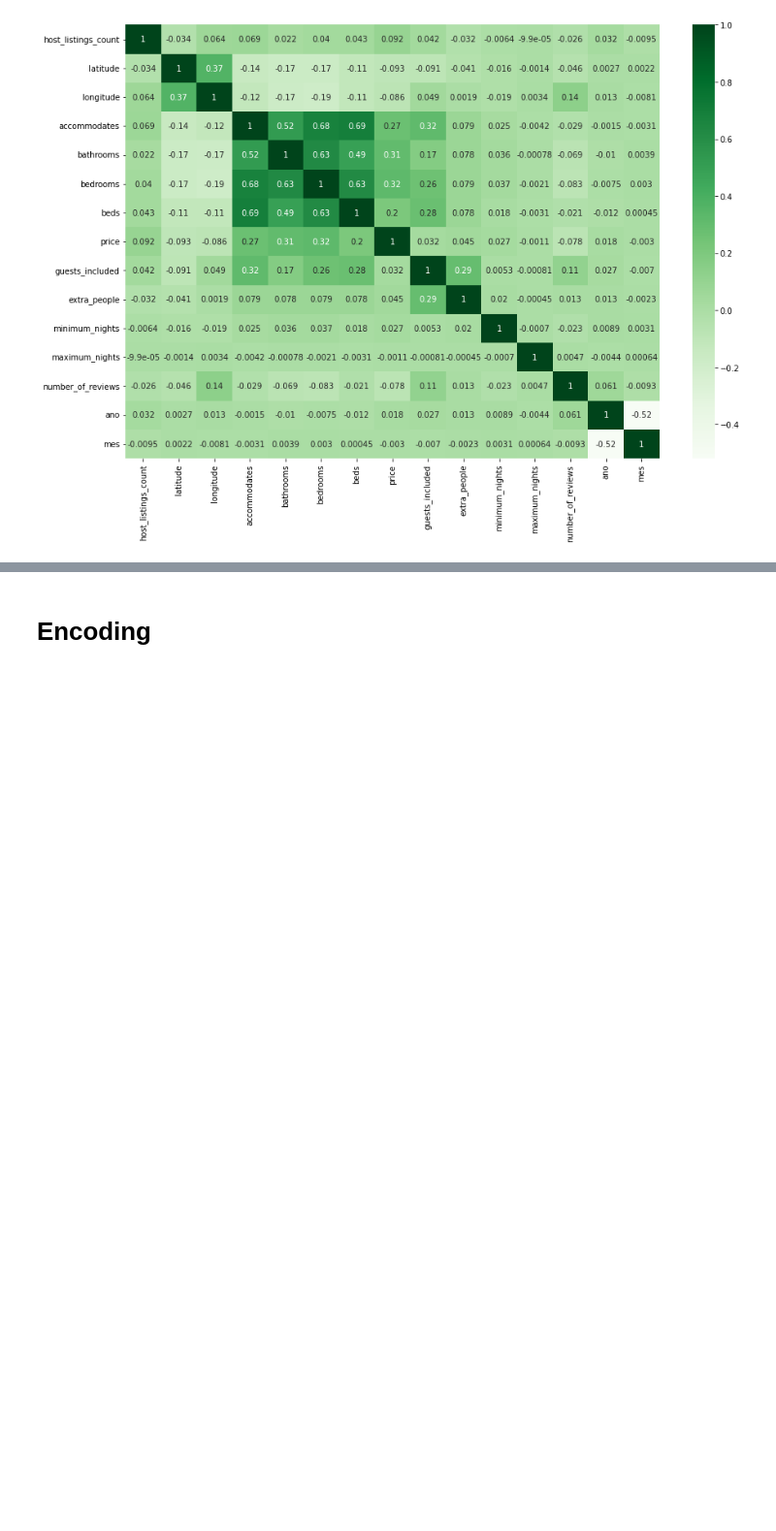
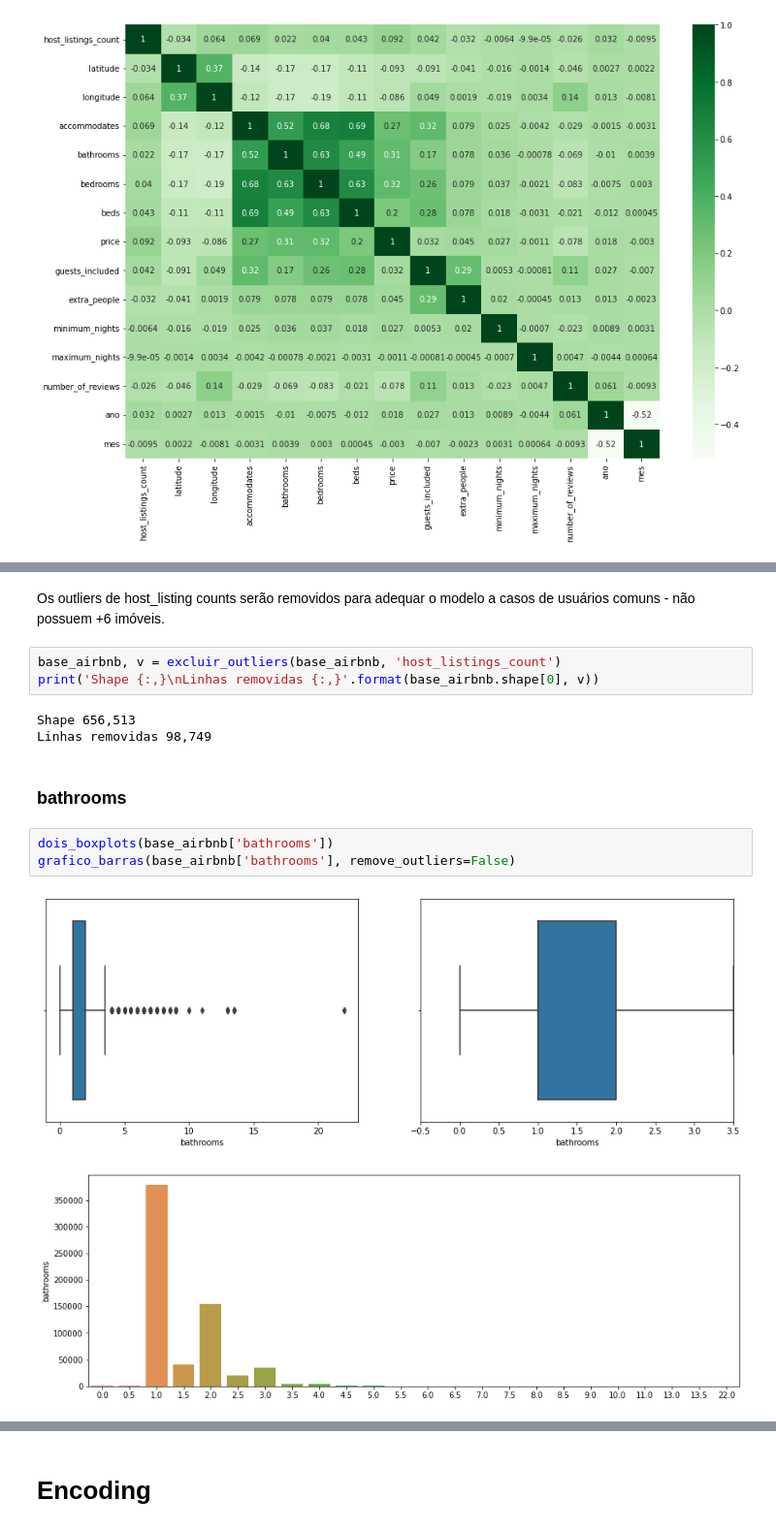
Before and after one commit to Carolinefcg/Python_Fundamentals, a Jupyter notebook: 3. Projeto DS - Airbnb Rio.ipynb, the cells around one changed output, grey strips where cells are left out. Shown at 97% size. Saved outputs shown, nothing was run; the diff lists cells and outputs as text; blank space fills up the shorter version.

```diff
--- a/3. Projeto DS - Airbnb Rio.ipynb
+++ b/3. Projeto DS - Airbnb Rio.ipynb
@@ -357,0 +422,16 @@ histogramas(base_airbnb['price'])
+# %% [markdown]
+Os outliers de host_listing counts serão removidos para adequar o modelo a casos de usuários comuns - não possuem +6 imóveis.
+# %%
+base_airbnb, v = excluir_outliers(base_airbnb, 'host_listings_count')
+print('Shape {:,}\nLinhas removidas {:,}'.format(base_airbnb.shape[0], v))
+# %% [output]
+Shape 656,513
+Linhas removidas 98,749
+# %% [markdown]
+### bathrooms
+# %%
+dois_boxplots(base_airbnb['bathrooms'])
+grafico_barras(base_airbnb['bathrooms'], remove_outliers=False)
+# %% [output]
+[figure, added]
+[figure, added]
```
Also changed, not shown: parts of 63 cells of this notebook.
